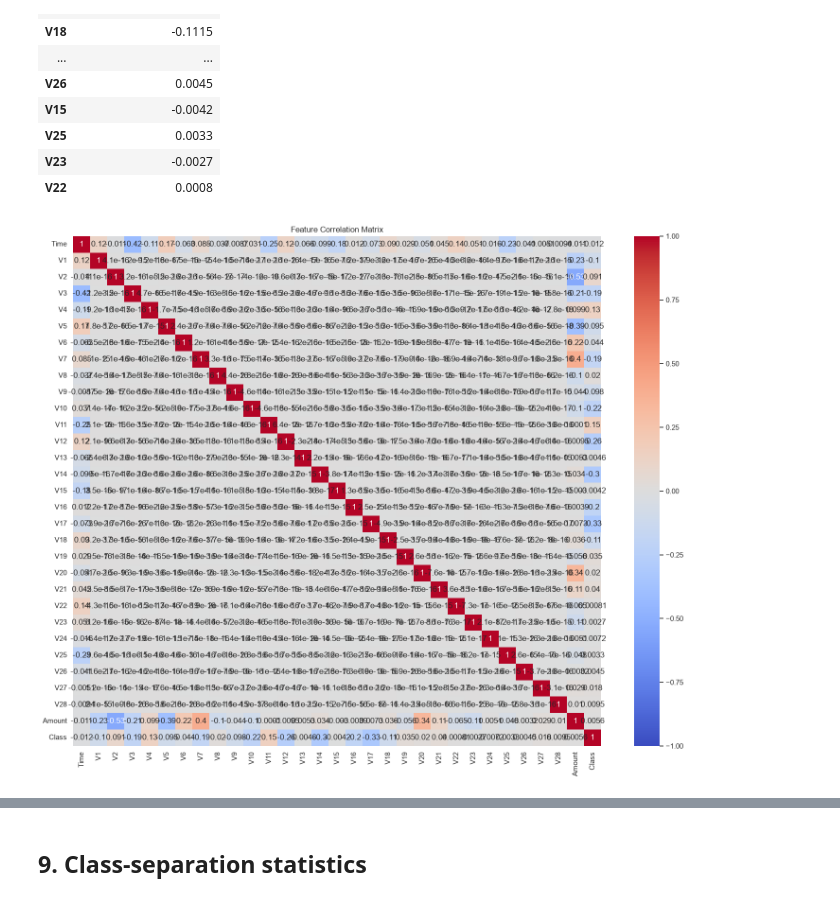
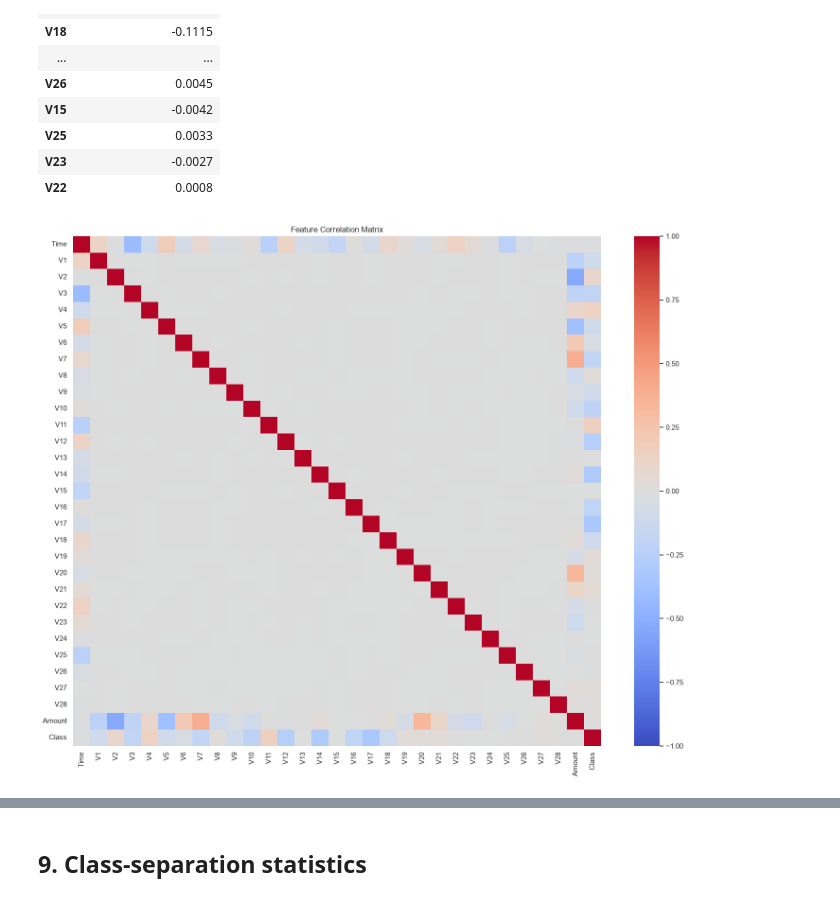
Before and after one commit to Abhishek4209/AI-Financial-Risk-Intelligence-Platform-using-Graph-RAG-Multi-Agent-LLM, a Jupyter notebook: notebooks/Fraud/European_Credit_Card_Fraud.ipynb, the cells around one changed output, grey strips where cells are left out. Cells and saved outputs as stored; diff of their text form; code cells hidden in the pictures.

```diff
--- a/notebooks/Fraud/European_Credit_Card_Fraud.ipynb
+++ b/notebooks/Fraud/European_Credit_Card_Fraud.ipynb
@@ -394,17 +394,17 @@ display(target_correlation.to_frame("correlation_with_class"))
 # %%
 plt.figure(figsize=(18, 14))
 sns.heatmap(
     correlation,
     cmap="coolwarm",
     center=0,
     vmin=-1,
     vmax=1,
-    annot=True
+    # annot=True
 )
 plt.title("Feature Correlation Matrix")
 plt.show()
 # %% [output]
-[figure, old version]
+[figure, new version]
 # %%
 plt.figure(figsize=(8, 12))
 sns.barplot(
```
Also changed, not shown: parts of 25 cells of this notebook.
